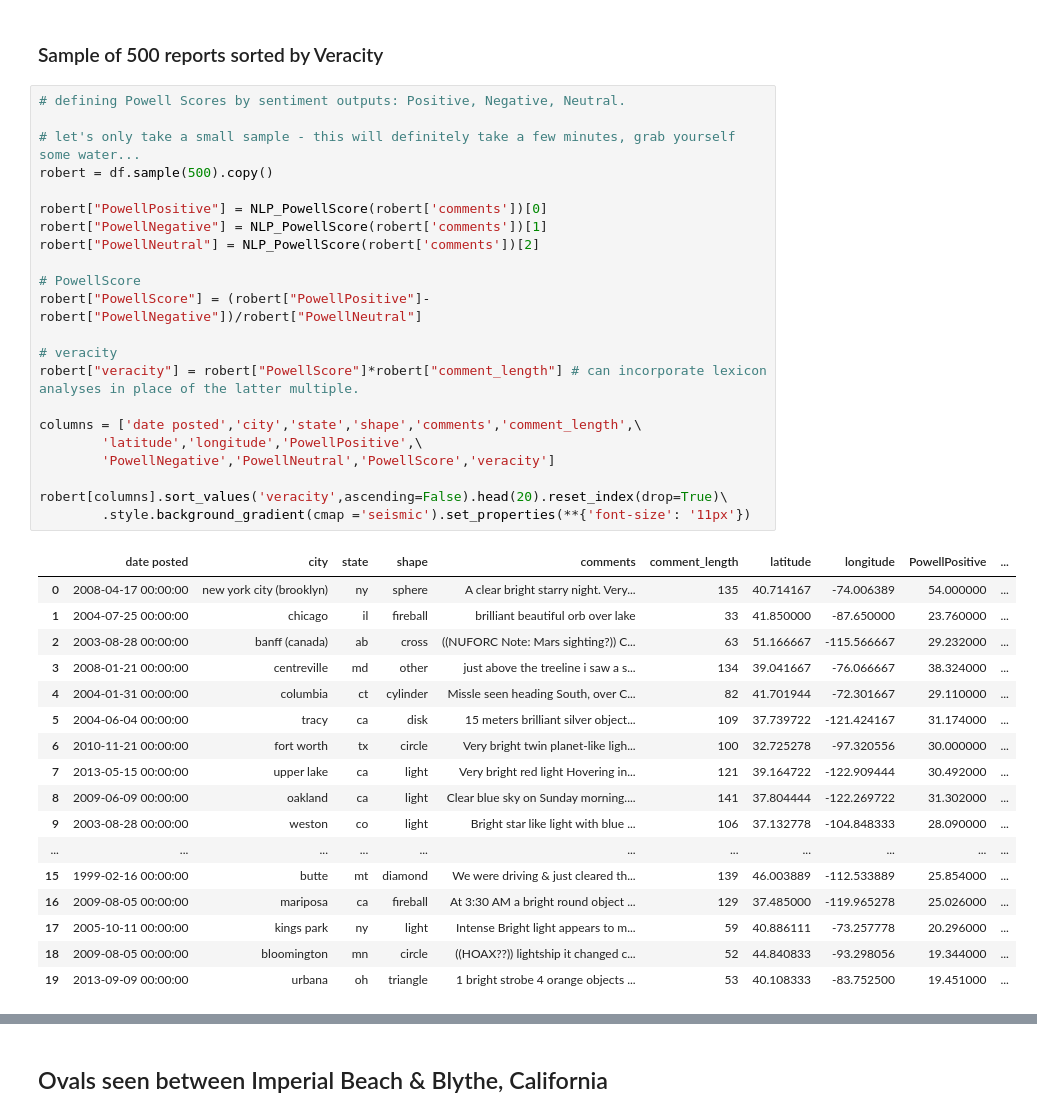
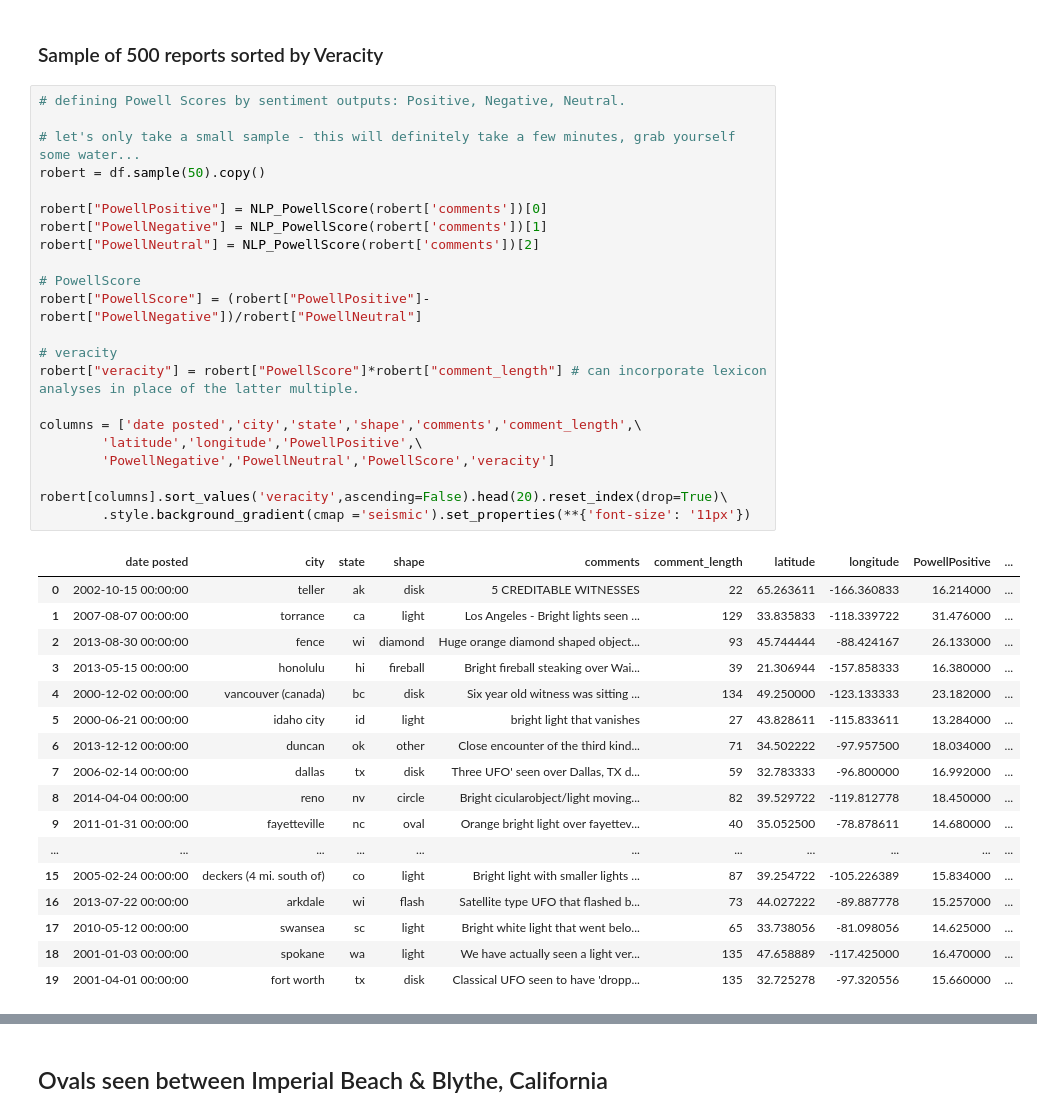
Before and after one commit to DaScient/UACP, a Jupyter notebook: uacp-defining-powellscore-veracity-variables.ipynb, the cells around one changed output, grey strips where cells are left out. Saved outputs shown, nothing was run; the diff lists cells and outputs as text.

```diff
--- a/uacp-defining-powellscore-veracity-variables.ipynb
+++ b/uacp-defining-powellscore-veracity-variables.ipynb
@@ -154,40 +154,40 @@ def NLP_PowellScore(commentsColumns):
 # %%
 # defining Powell Scores by sentiment outputs: Positive, Negative, Neutral.
 
 # let's only take a small sample - this will definitely take a few minutes, grab yourself some water...
-robert = df.sample(500).copy()
+robert = df.sample(50).copy()
 
 robert["PowellPositive"] = NLP_PowellScore(robert['comments'])[0]
 robert["PowellNegative"] = NLP_PowellScore(robert['comments'])[1]
 robert["PowellNeutral"] = NLP_PowellScore(robert['comments'])[2]
 
 # PowellScore
 robert["PowellScore"] = (robert["PowellPositive"]-robert["PowellNegative"])/robert["PowellNeutral"]
 
 # veracity
 robert["veracity"] = robert["PowellScore"]*robert["comment_length"] # can incorporate lexicon analyses in place of the latter multiple.
 
 columns = ['date posted','city','state','shape','comments','comment_length',\
         'latitude','longitude','PowellPositive',\
         'PowellNegative','PowellNeutral','PowellScore','veracity']
 
 robert[columns].sort_values('veracity',ascending=False).head(20).reset_index(drop=True)\
         .style.background_gradient(cmap ='seismic').set_properties(**{'font-size': '11px'})
 # %% [output]
 |  | date posted | city | state | shape | comments | comment_length | latitude | longitude | PowellPositive | ... |
-| 0 | 2008-04-17 00:00:00 | new york city (brooklyn) | ny | sphere | A clear bright starry night. Very... | 135 | 40.714167 | -74.006389 | 54.000000 | ... |
-| 1 | 2004-07-25 00:00:00 | chicago | il | fireball | brilliant beautiful orb over lake | 33 | 41.850000 | -87.650000 | 23.760000 | ... |
-| 2 | 2003-08-28 00:00:00 | banff (canada) | ab | cross | ((NUFORC Note: Mars sighting?)) C... | 63 | 51.166667 | -115.566667 | 29.232000 | ... |
-| 3 | 2008-01-21 00:00:00 | centreville | md | other | just above the treeline i saw a s... | 134 | 39.041667 | -76.066667 | 38.324000 | ... |
-| 4 | 2004-01-31 00:00:00 | columbia | ct | cylinder | Missle seen heading South, over C... | 82 | 41.701944 | -72.301667 | 29.110000 | ... |
-| 5 | 2004-06-04 00:00:00 | tracy | ca | disk | 15 meters brilliant silver object... | 109 | 37.739722 | -121.424167 | 31.174000 | ... |
-| 6 | 2010-11-21 00:00:00 | fort worth | tx | circle | Very bright twin planet-like ligh... | 100 | 32.725278 | -97.320556 | 30.000000 | ... |
-| 7 | 2013-05-15 00:00:00 | upper lake | ca | light | Very bright red light Hovering in... | 121 | 39.164722 | -122.909444 | 30.492000 | ... |
-| 8 | 2009-06-09 00:00:00 | oakland | ca | light | Clear blue sky on Sunday morning.... | 141 | 37.804444 | -122.269722 | 31.302000 | ... |
-| 9 | 2003-08-28 00:00:00 | weston | co | light | Bright star like light with blue ... | 106 | 37.132778 | -104.848333 | 28.090000 | ... |
+| 0 | 2002-10-15 00:00:00 | teller | ak | disk | 5 CREDITABLE WITNESSES | 22 | 65.263611 | -166.360833 | 16.214000 | ... |
+| 1 | 2007-08-07 00:00:00 | torrance | ca | light | Los Angeles - Bright lights seen ... | 129 | 33.835833 | -118.339722 | 31.476000 | ... |
+| 2 | 2013-08-30 00:00:00 | fence | wi | diamond | Huge orange diamond shaped object... | 93 | 45.744444 | -88.424167 | 26.133000 | ... |
+| 3 | 2013-05-15 00:00:00 | honolulu | hi | fireball | Bright fireball steaking over Wai... | 39 | 21.306944 | -157.858333 | 16.380000 | ... |
+| 4 | 2000-12-02 00:00:00 | vancouver (canada) | bc | disk | Six year old witness was sitting ... | 134 | 49.250000 | -123.133333 | 23.182000 | ... |
+| 5 | 2000-06-21 00:00:00 | idaho city | id | light | bright light that vanishes | 27 | 43.828611 | -115.833611 | 13.284000 | ... |
+| 6 | 2013-12-12 00:00:00 | duncan | ok | other | Close encounter of the third kind... | 71 | 34.502222 | -97.957500 | 18.034000 | ... |
+| 7 | 2006-02-14 00:00:00 | dallas | tx | disk | Three UFO' seen over Dallas, TX d... | 59 | 32.783333 | -96.800000 | 16.992000 | ... |
+| 8 | 2014-04-04 00:00:00 | reno | nv | circle | Bright cicularobject/light moving... | 82 | 39.529722 | -119.812778 | 18.450000 | ... |
+| 9 | 2011-01-31 00:00:00 | fayetteville | nc | oval | Orange bright light over fayettev... | 40 | 35.052500 | -78.878611 | 14.680000 | ... |
 | ... | ... | ... | ... | ... | ... | ... | ... | ... | ... | ... |
-| 15 | 1999-02-16 00:00:00 | butte | mt | diamond | We were driving & just cleared th... | 139 | 46.003889 | -112.533889 | 25.854000 | ... |
-| 16 | 2009-08-05 00:00:00 | mariposa | ca | fireball | At 3:30 AM a bright round object ... | 129 | 37.485000 | -119.965278 | 25.026000 | ... |
-| 17 | 2005-10-11 00:00:00 | kings park | ny | light | Intense Bright light appears to m... | 59 | 40.886111 | -73.257778 | 20.296000 | ... |
-| 18 | 2009-08-05 00:00:00 | bloomington | mn | circle | ((HOAX??)) lightship it changed c... | 52 | 44.840833 | -93.298056 | 19.344000 | ... |
-| 19 | 2013-09-09 00:00:00 | urbana | oh | triangle | 1 bright strobe 4 orange objects ... | 53 | 40.108333 | -83.752500 | 19.451000 | ... |
+| 15 | 2005-02-24 00:00:00 | deckers (4 mi. south of) | co | light | Bright light with smaller lights ... | 87 | 39.254722 | -105.226389 | 15.834000 | ... |
+| 16 | 2013-07-22 00:00:00 | arkdale | wi | flash | Satellite type UFO that flashed b... | 73 | 44.027222 | -89.887778 | 15.257000 | ... |
+| 17 | 2010-05-12 00:00:00 | swansea | sc | light | Bright white light that went belo... | 65 | 33.738056 | -81.098056 | 14.625000 | ... |
+| 18 | 2001-01-03 00:00:00 | spokane | wa | light | We have actually seen a light ver... | 135 | 47.658889 | -117.425000 | 16.470000 | ... |
+| 19 | 2001-04-01 00:00:00 | fort worth | tx | disk | Classical UFO seen to have 'dropp... | 135 | 32.725278 | -97.320556 | 15.660000 | ... |
```
Also changed, not shown: parts of 12 cells of this notebook.
